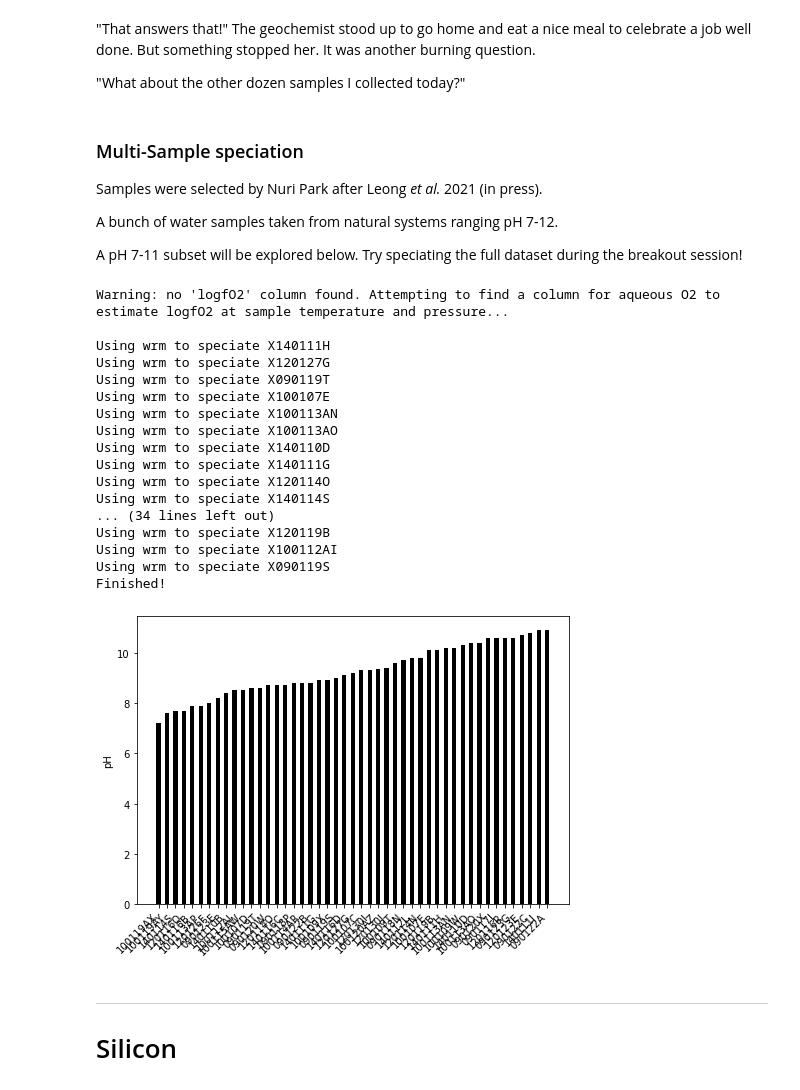
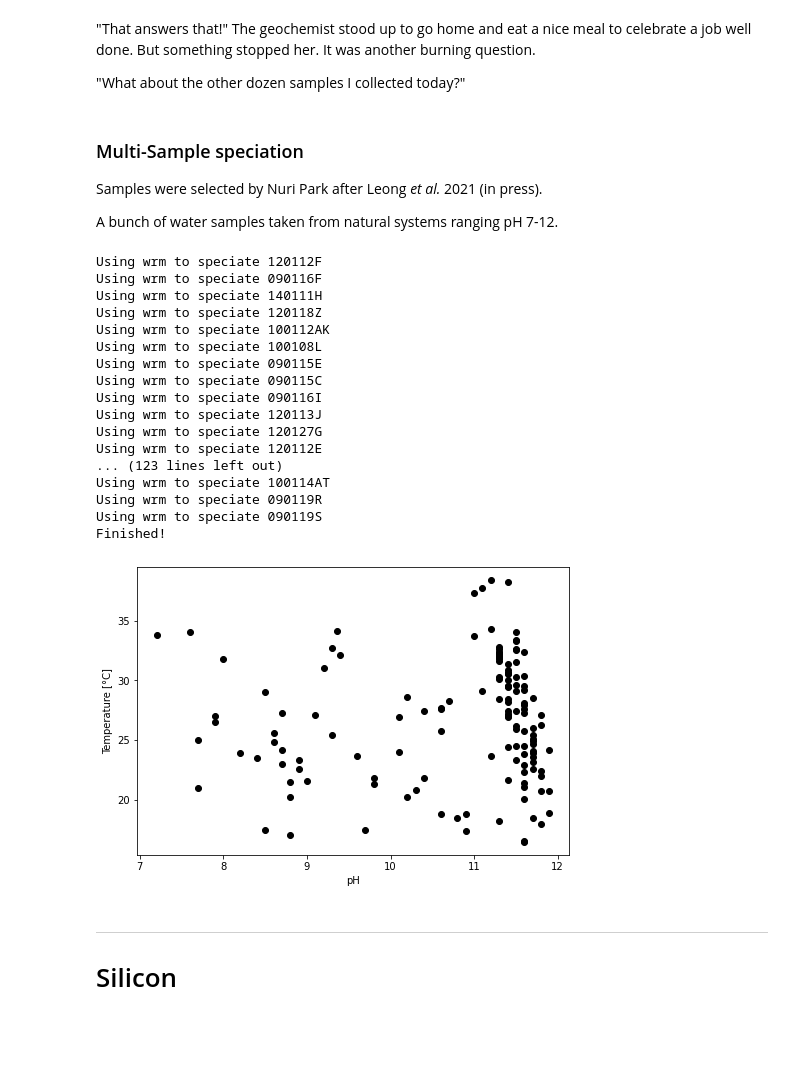
Before and after one commit to worm-portal/WORM-Library, a Jupyter notebook: WORKSHOP/WorkshopDemo.ipynb, the cells around one changed output. Drawn from its saved outputs; the diff is of its cells as text; code cells hidden in the pictures; blank space fills up the shorter version.

```diff
--- a/WORKSHOP/WorkshopDemo.ipynb
+++ b/WORKSHOP/WorkshopDemo.ipynb
@@ -168,36 +168,35 @@ speciation.plot_mineral_saturation('Water Sample')
 Samples were selected by Nuri Park after Leong *et al.* 2021 (in press).
 
 A bunch of water samples taken from natural systems ranging pH 7-12.
-
-A pH 7-11 subset will be explored below. Try speciating the full dataset during the breakout session!
 # %%
 # getting things ready
 import AqEquil
 ae = AqEquil.AqEquil()
 # %%
 # perform a speciation calculation
-speciation = ae.speciate(input_filename="leong2021_small.csv",
-                         exclude=["Year", "Area"]) # exclude metadata columns
+speciation = ae.speciate(input_filename="leong2021.csv",
+                         exclude=["Year", "Area"], # exclude metadata columns
+                         report_filename="leong_report.csv") # create a CSV of results
 # %% [output]
-Warning: no 'logfO2' column found. Attempting to find a column for aqueous O2 to estimate logfO2 at sample temperature and pressure...
-
-Using wrm to speciate X140111H
-Using wrm to speciate X120127G
-Using wrm to speciate X090119T
-Using wrm to speciate X100107E
-Using wrm to speciate X100113AN
-Using wrm to speciate X100113AO
-Using wrm to speciate X140110D
-Using wrm to speciate X140111G
-Using wrm to speciate X120114O
-Using wrm to speciate X140114S
-... (34 lines left out)
-Using wrm to speciate X120119B
-Using wrm to speciate X100112AI
-Using wrm to speciate X090119S
+Using wrm to speciate 120112F
+Using wrm to speciate 090116F
+Using wrm to speciate 140111H
+Using wrm to speciate 120118Z
+Using wrm to speciate 100112AK
+Using wrm to speciate 100108L
+Using wrm to speciate 090115E
+Using wrm to speciate 090115C
+Using wrm to speciate 090116I
+Using wrm to speciate 120113J
+Using wrm to speciate 120127G
+Using wrm to speciate 120112E
+... (123 lines left out)
+Using wrm to speciate 100114AT
+Using wrm to speciate 090119R
+Using wrm to speciate 090119S
 Finished!
-# %%
-# create a barplot for a single variable with barplot()
-speciation.barplot("pH")
-# %% [output]
-[figure, removed]
+# %%
+# create a scatterplot of pH and Temperature
+speciation.scatterplot('pH', 'Temperature')
+# %% [output]
+[figure, added]
```
Also changed, not shown: parts of 12 cells of this notebook, 12 other files.
